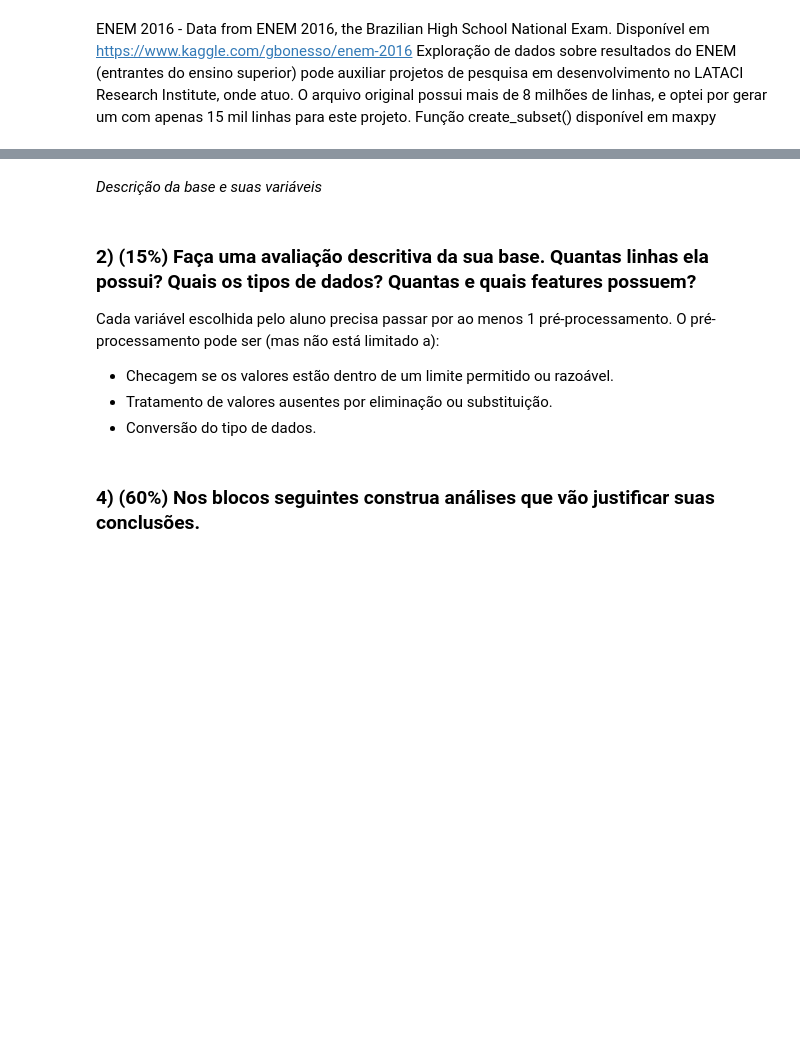
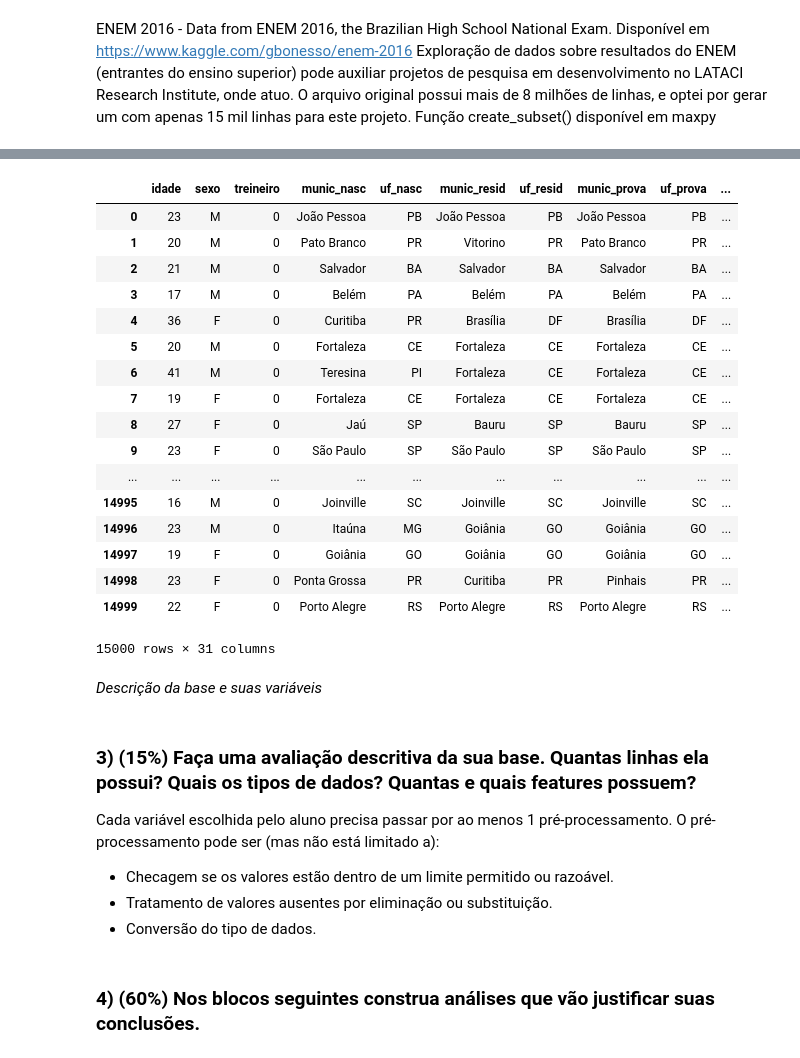
Before and after one commit to maxlataci/ia-cd, a Jupyter notebook: aed_projeto1.ipynb, the cells around one changed output, grey strips where cells are left out. Drawn from its saved outputs; the diff is of its cells as text; code cells hidden in the pictures; blank space fills up the shorter version.

```diff
--- a/aed_projeto1.ipynb
+++ b/aed_projeto1.ipynb
@@ -12,4 +12,7 @@ O arquivo original possui mais de 8 milhões de linhas, e optei por gerar um com
 Função create_subset() disponível em maxpy
 # %%
 import maxpy
-maxpy.create_subset("D:/Google Drive/IA&CD/python/microdados_enem_2016_coma.csv", 15000)
+import pandas as pd
+import numpy as np
+
+arquivo = maxpy.create_subset("microdados_enem_2016_coma.csv", 15000)
@@ -22,7 +23,36 @@ maxpy.create_subset("D:/Google Drive/IA&CD/python/microdados_enem_2016_coma.csv"
+# %%
+enem2016 = pd.read_csv(arquivo, encoding = "ISO-8859-1")
+
+# seleciona colunas
+enem2016 = enem2016[['NU_IDADE', 'TP_SEXO', 'IN_TREINEIRO', 'NO_MUNICIPIO_NASCIMENTO', 'SG_UF_NASCIMENTO', 'NO_MUNICIPIO_RESIDENCIA', 'SG_UF_RESIDENCIA', 'NO_MUNICIPIO_PROVA', 'SG_UF_PROVA', 'IN_DISLEXIA', 'IN_DISCALCULIA', 'IN_BAIXA_VISAO', 'IN_CEGUEIRA', 'IN_SURDEZ', 'IN_DEFICIENCIA_AUDITIVA', 'IN_SURDO_CEGUEIRA', 'IN_DEFICIENCIA_FISICA', 'IN_DEFICIENCIA_MENTAL', 'IN_DEFICIT_ATENCAO', 'IN_AUTISMO', 'IN_VISAO_MONOCULAR', 'IN_OUTRA_DEF', 'CO_PROVA_CN', 'NU_NOTA_CN', 'CO_PROVA_CH', 'NU_NOTA_CH', 'CO_PROVA_LC', 'NU_NOTA_LC', 'CO_PROVA_MT', 'NU_NOTA_MT', 'NU_NOTA_REDACAO']]
+
+# renomeia colunas
+enem2016.columns = ['idade', 'sexo', 'treineiro', 'munic_nasc', 'uf_nasc', 'munic_resid', 'uf_resid', 'munic_prova', 'uf_prova', 'dislexia', 'discalculia', 'IN_BAIXA_VISAO', 'IN_CEGUEIRA', 'IN_SURDEZ', 'IN_DEFICIENCIA_AUDITIVA', 'IN_SURDO_CEGUEIRA', 'IN_DEFICIENCIA_FISICA', 'IN_DEFICIENCIA_MENTAL', 'IN_DEFICIT_ATENCAO', 'IN_AUTISMO', 'IN_VISAO_MONOCULAR', 'IN_OUTRA_DEF', 'cod_prova_cn', 'nota_cn', 'cod_prova_ch', 'nota_ch', 'cod_prova_lc', 'nota_lc', 'cod_prova_mat', 'nota_mat', 'nota_redacao']
+
+enem2016
+# %% [output]
+|  | idade | sexo | treineiro | munic_nasc | uf_nasc | munic_resid | uf_resid | munic_prova | uf_prova | ... |
+| 0 | 23 | M | 0 | João Pessoa | PB | João Pessoa | PB | João Pessoa | PB | ... |
+| 1 | 20 | M | 0 | Pato Branco | PR | Vitorino | PR | Pato Branco | PR | ... |
+| 2 | 21 | M | 0 | Salvador | BA | Salvador | BA | Salvador | BA | ... |
+| 3 | 17 | M | 0 | Belém | PA | Belém | PA | Belém | PA | ... |
+| 4 | 36 | F | 0 | Curitiba | PR | Brasília | DF | Brasília | DF | ... |
+| 5 | 20 | M | 0 | Fortaleza | CE | Fortaleza | CE | Fortaleza | CE | ... |
+| 6 | 41 | M | 0 | Teresina | PI | Fortaleza | CE | Fortaleza | CE | ... |
+| 7 | 19 | F | 0 | Fortaleza | CE | Fortaleza | CE | Fortaleza | CE | ... |
+| 8 | 27 | F | 0 | Jaú | SP | Bauru | SP | Bauru | SP | ... |
+| 9 | 23 | F | 0 | São Paulo | SP | São Paulo | SP | São Paulo | SP | ... |
+| ... | ... | ... | ... | ... | ... | ... | ... | ... | ... | ... |
+| 14995 | 16 | M | 0 | Joinville | SC | Joinville | SC | Joinville | SC | ... |
+| 14996 | 23 | M | 0 | Itaúna | MG | Goiânia | GO | Goiânia | GO | ... |
+| 14997 | 19 | F | 0 | Goiânia | GO | Goiânia | GO | Goiânia | GO | ... |
+| 14998 | 23 | F | 0 | Ponta Grossa | PR | Curitiba | PR | Pinhais | PR | ... |
+| 14999 | 22 | F | 0 | Porto Alegre | RS | Porto Alegre | RS | Porto Alegre | RS | ... |
+15000 rows × 31 columns
 # %% [markdown]
 *Descrição da base e suas variáveis*
 # %% [markdown]
-### 2) **(15%)** Faça uma avaliação descritiva da sua base. Quantas linhas ela possui? Quais os tipos de dados? Quantas e quais features possuem?
+### 3) **(15%)** Faça uma avaliação descritiva da sua base. Quantas linhas ela possui? Quais os tipos de dados? Quantas e quais features possuem?
 
 Cada variável escolhida pelo aluno precisa passar por ao menos 1 pré-processamento. O pré-processamento pode ser (mas não está limitado a):
 - Checagem se os valores estão dentro de um limite permitido ou razoável.
```
Also changed, not shown: parts of 3 cells of this notebook, 1 other file.
